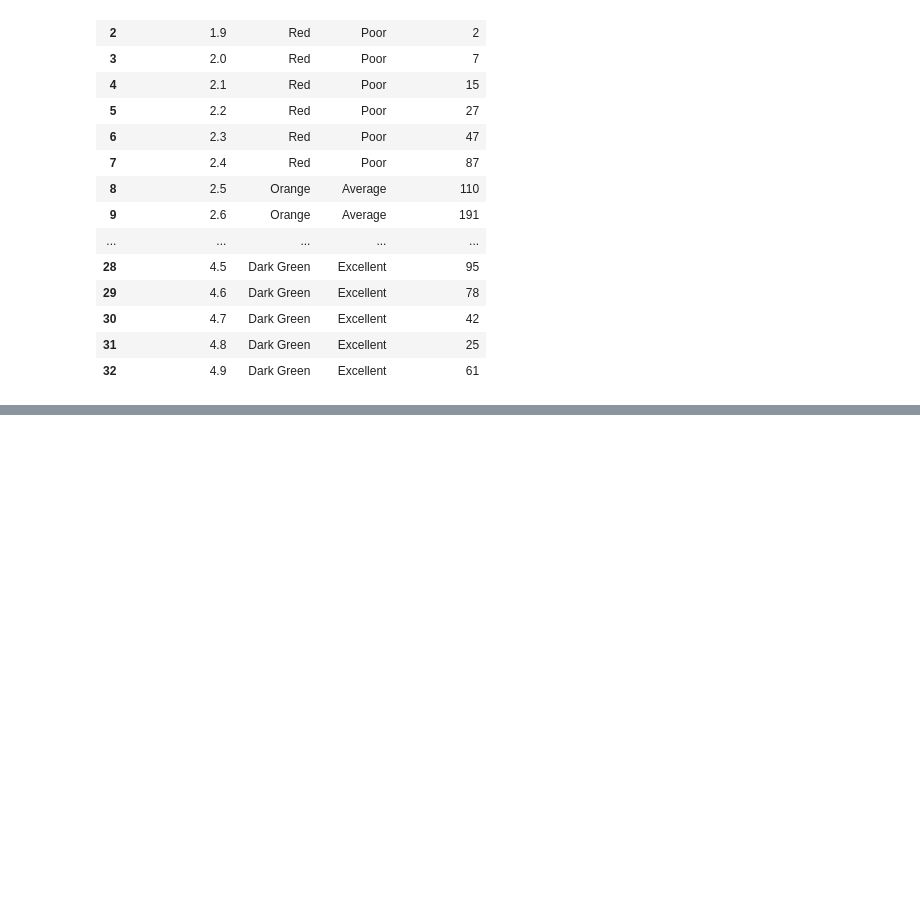
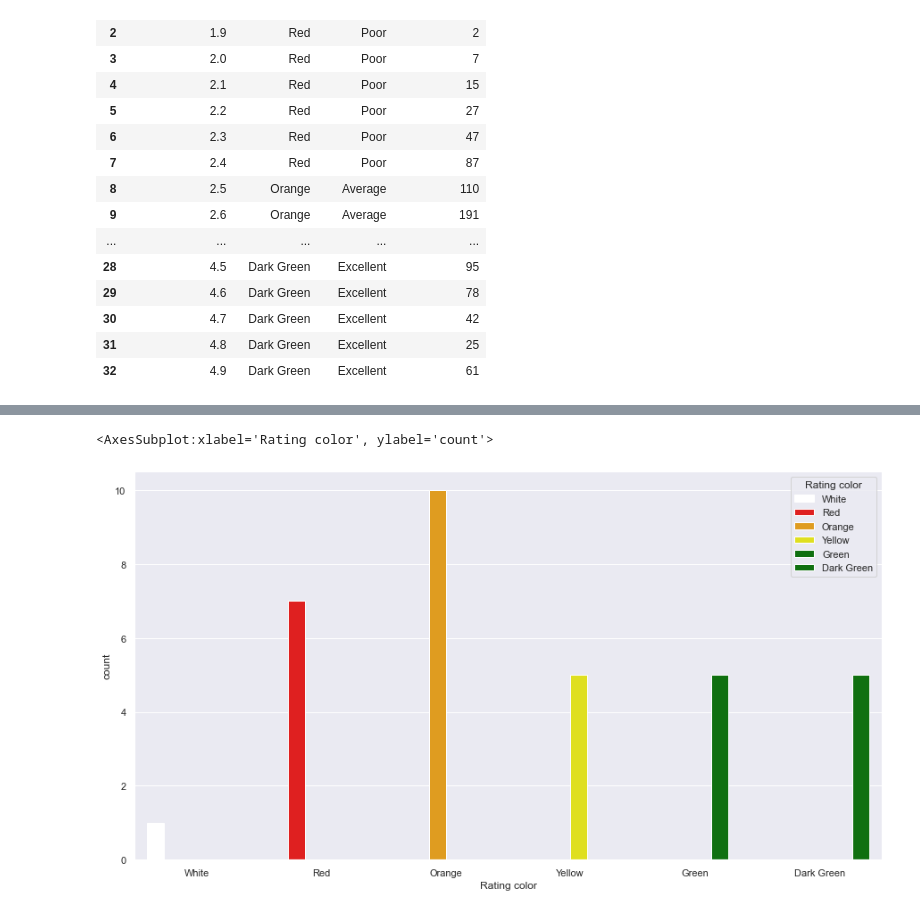
Before and after one commit to ravi0dubey/EDA, a Jupyter notebook: Zomato Dataset Exploratory Data Analysis.ipynb, the cells around one changed output, grey strips where cells are left out. Cells and saved outputs as stored; diff of their text form; code cells hidden in the pictures; blank space fills up the shorter version.

```diff
--- a/Zomato Dataset Exploratory Data Analysis.ipynb
+++ b/Zomato Dataset Exploratory Data Analysis.ipynb
@@ -368,0 +419,6 @@ df_final.groupby(['Aggregate rating', 'Rating color', 'Rating text']).size().res
+# %%
+#How many times color appears in dataset Ratings we can plot it below
+sns.countplot(x="Rating color", data=ratings,hue="Rating color", palette=['White','Red','Orange','Yellow','Green','Green',])
+# %% [output]
+<AxesSubplot:xlabel='Rating color', ylabel='count'>
+[figure, added]
```
Also changed, not shown: parts of 10 cells of this notebook.
